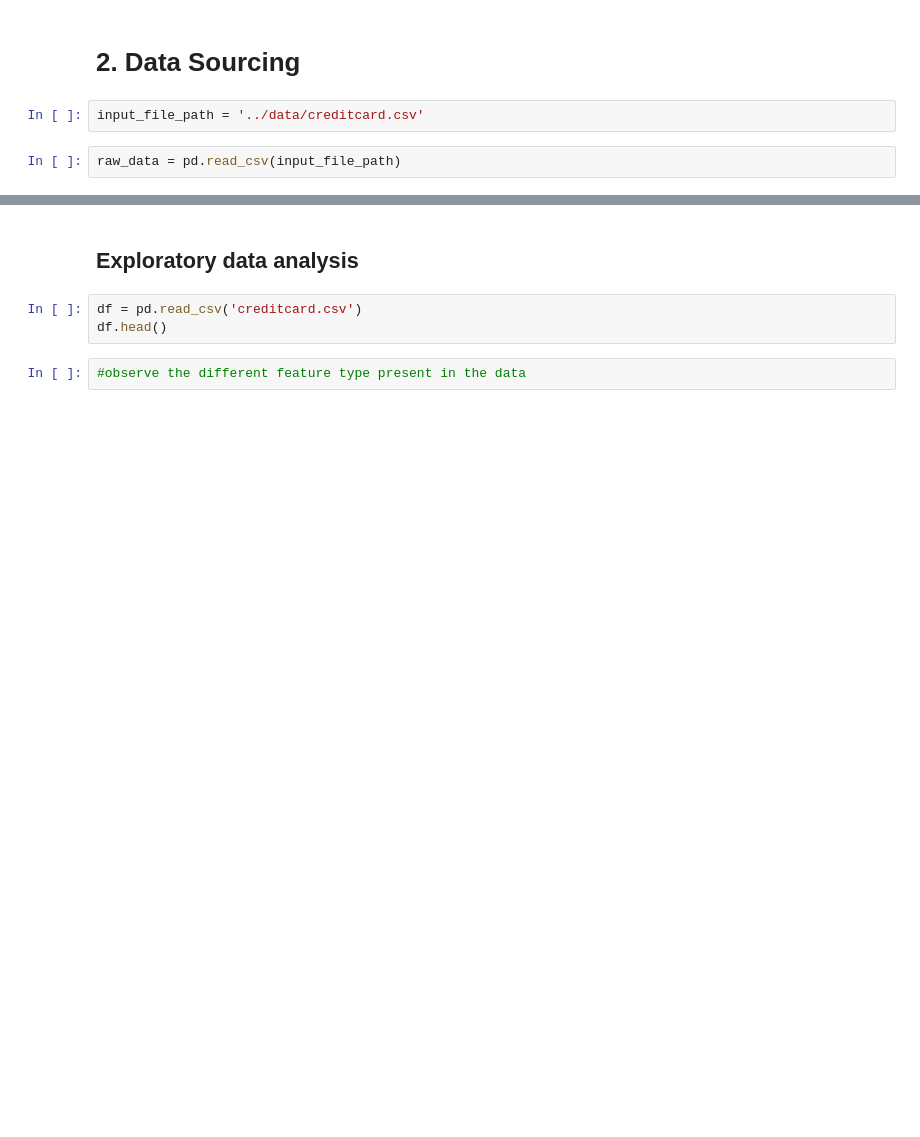
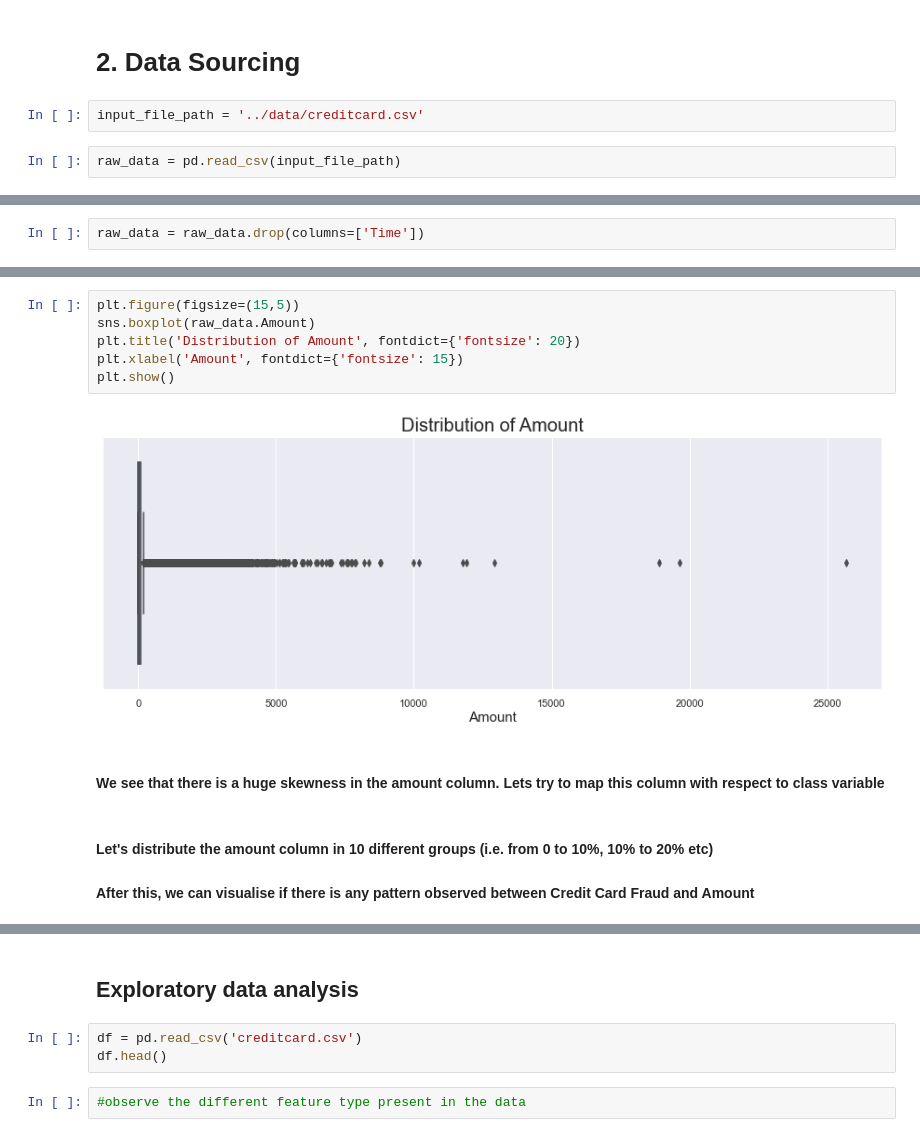
Before and after one commit to akshaykadam100/Credit-Card-Fraud-Detection, a Jupyter notebook: modelling/V1_Akshay_Kadam_DML2070010.ipynb, the cells around one changed output, grey strips where cells are left out. Cells and saved outputs as stored; diff of their text form; blank space fills up the shorter version.

```diff
--- a/modelling/V1_Akshay_Kadam_DML2070010.ipynb
+++ b/modelling/V1_Akshay_Kadam_DML2070010.ipynb
@@ -39,0 +133,2 @@ raw_data = pd.read_csv(input_file_path)
+# %%
+raw_data = raw_data.drop(columns=['Time'])
@@ -39,0 +170,13 @@ raw_data = pd.read_csv(input_file_path)
+# %%
+plt.figure(figsize=(15,5))
+sns.boxplot(raw_data.Amount)
+plt.title('Distribution of Amount', fontdict={'fontsize': 20})
+plt.xlabel('Amount', fontdict={'fontsize': 15})
+plt.show()
+# %% [output]
+[figure, added]
+# %% [markdown]
+#### We see that there is a huge skewness in the amount column. Lets try to map this column with respect to class variable
+# %% [markdown]
+#### Let's distribute the amount column in 10 different groups (i.e. from 0 to 10%, 10% to 20% etc)
+#### After this, we can visualise if there is any pattern observed between Credit Card Fraud and Amount
```
Also changed, not shown: parts of 43 cells of this notebook, 1 other file.
